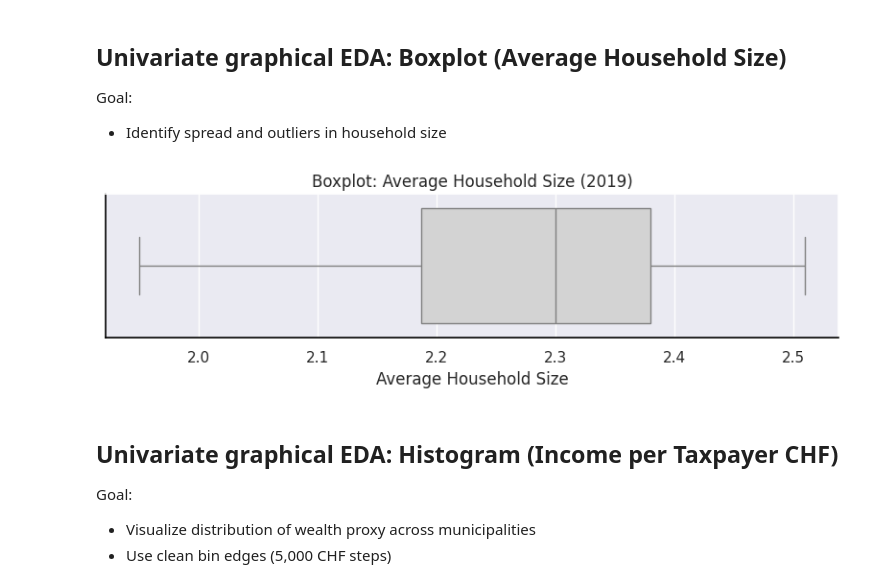
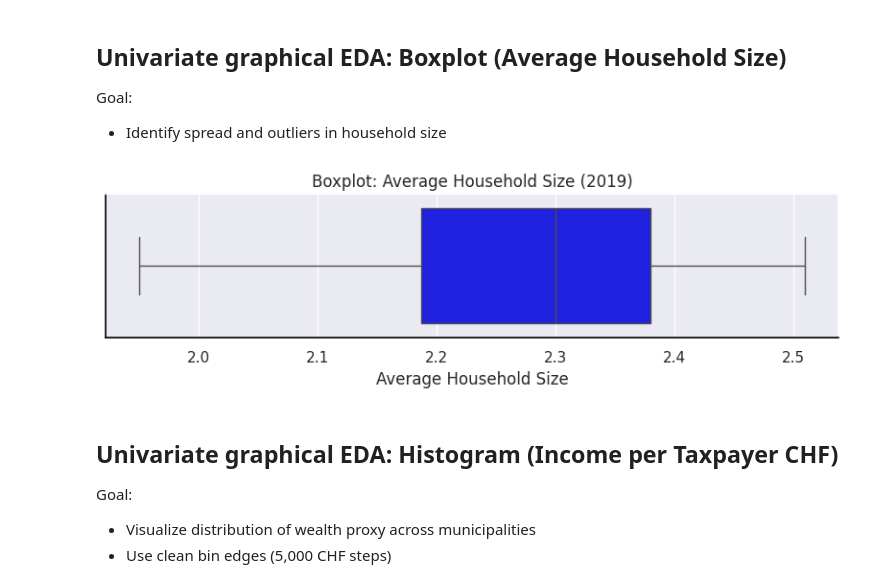
Before and after one commit to hamedamini-zhaw/ARM_Gruppe-5, a Jupyter notebook: 03 - EDA/EDA.ipynb, the cells around one changed output. Saved outputs shown, nothing was run; the diff lists cells and outputs as text; code cells hidden in the pictures.

```diff
--- a/03 - EDA/EDA.ipynb
+++ b/03 - EDA/EDA.ipynb
@@ -732,22 +760,22 @@ Goal:
 # %%
 var = "Average Household Size"
 
 plt.figure(figsize=(8,2.6))
-sns.boxplot(x=df[var], color="lightgray", linewidth=1)
+sns.boxplot(x=df[var], color="blue", linewidth=1)
 
 plt.title("Boxplot: Average Household Size (2019)")
 plt.xlabel("Average Household Size")
 
 ax = plt.gca()
 ax.spines["bottom"].set_color("black")
 ax.spines["left"].set_color("black")
 ax.spines["bottom"].set_linewidth(1.2)
 ax.spines["left"].set_linewidth(1.2)
 
 plt.tight_layout()
 plt.show()
 # %% [output]
-[figure, old version]
+[figure, new version]
 # %% [markdown]
 ## Univariate graphical EDA: Histogram (Income per Taxpayer CHF)
 
```
Also changed, not shown: parts of 12 cells of this notebook, 32 other files.
